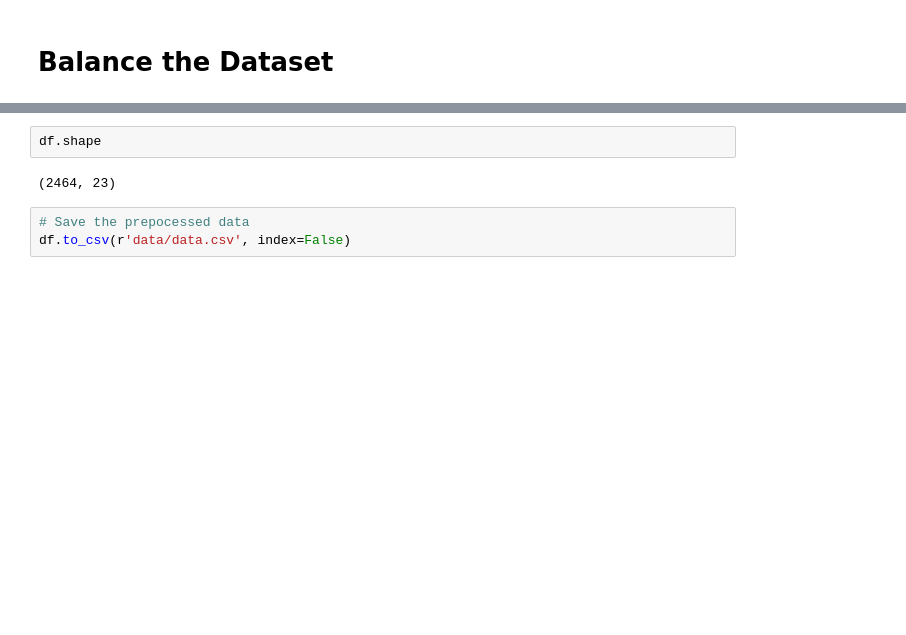
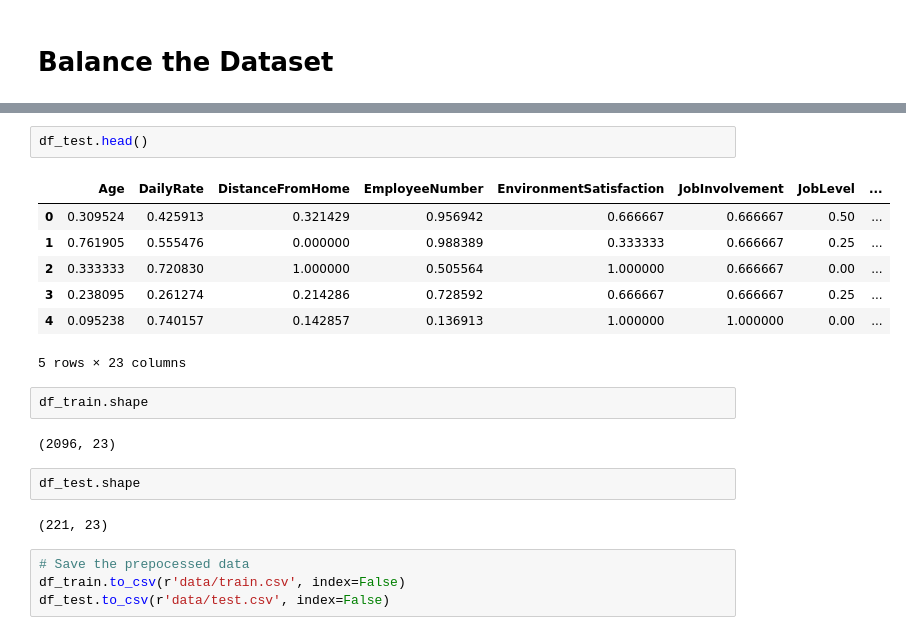
Before and after one commit to funkjo/ml-csc360-final, a Jupyter notebook: final_project/preprocessing.ipynb, the cells around one changed output, grey strips where cells are left out. Cells and saved outputs as stored; diff of their text form; blank space fills up the shorter version.

```diff
--- a/final_project/preprocessing.ipynb
+++ b/final_project/preprocessing.ipynb
@@ -172,8 +179,23 @@ df.head()
 5 rows × 23 columns
+# %%
+df_test.head()
+# %% [output]
+|  | Age | DailyRate | DistanceFromHome | EmployeeNumber | EnvironmentSatisfaction | JobInvolvement | JobLevel | ... |
+| 0 | 0.309524 | 0.425913 | 0.321429 | 0.956942 | 0.666667 | 0.666667 | 0.50 | ... |
+| 1 | 0.761905 | 0.555476 | 0.000000 | 0.988389 | 0.333333 | 0.666667 | 0.25 | ... |
+| 2 | 0.333333 | 0.720830 | 1.000000 | 0.505564 | 1.000000 | 0.666667 | 0.00 | ... |
+| 3 | 0.238095 | 0.261274 | 0.214286 | 0.728592 | 0.666667 | 0.666667 | 0.25 | ... |
+| 4 | 0.095238 | 0.740157 | 0.142857 | 0.136913 | 1.000000 | 1.000000 | 0.00 | ... |
+5 rows × 23 columns
 # %%
-df.shape
+df_train.shape
 # %% [output]
-(2464, 23)
+(2096, 23)
+# %%
+df_test.shape
+# %% [output]
+(221, 23)
 # %%
 # Save the prepocessed data
-df.to_csv(r'data/data.csv', index=False)
+df_train.to_csv(r'data/train.csv', index=False)
+df_test.to_csv(r'data/test.csv', index=False)
```
Also changed, not shown: parts of 8 cells of this notebook, 4 other files.
